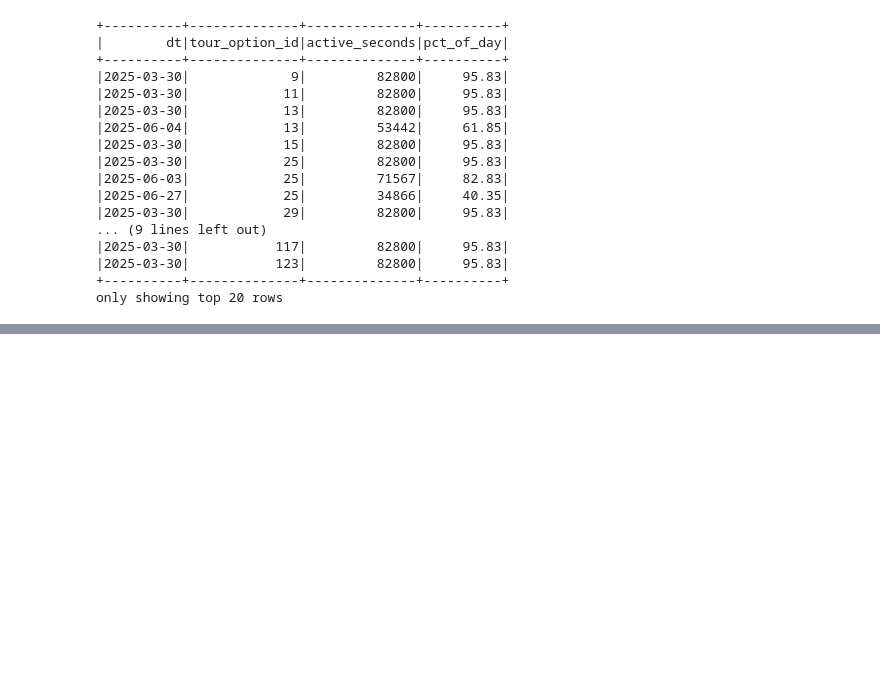
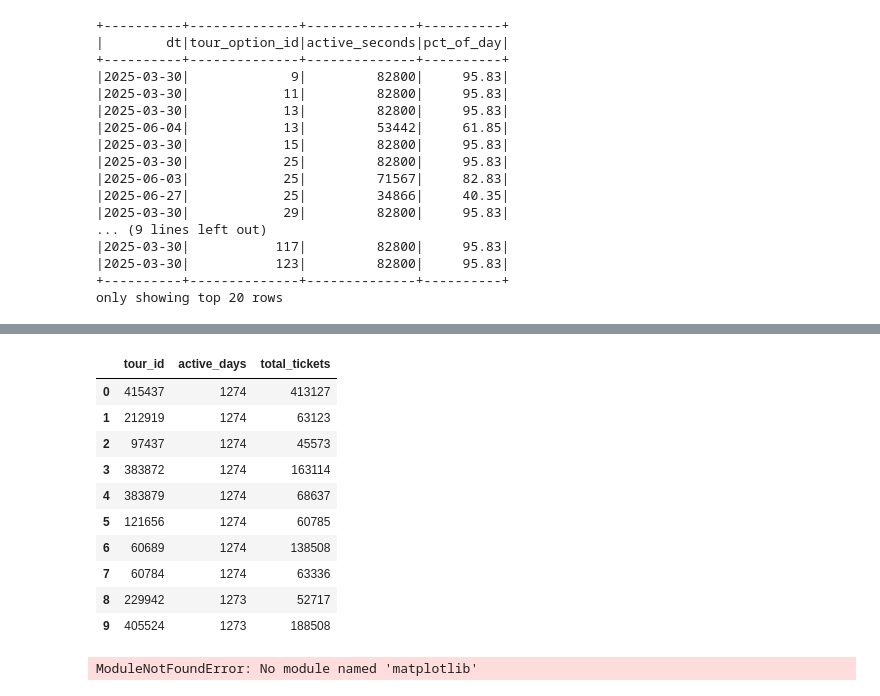
Before and after one commit to sergey-rubtsovenko-gyg/research, a Jupyter notebook: demand_forecast/notebooks/proba.ipynb, the cells around one changed output, grey strips where cells are left out. Cells and saved outputs as stored; diff of their text form; code cells hidden in the pictures; blank space fills up the shorter version.

```diff
--- a/demand_forecast/notebooks/proba.ipynb
+++ b/demand_forecast/notebooks/proba.ipynb
@@ -864,0 +1087,64 @@ booking_snapshot_180.show(50)
+# %%
+top_tours = spark.sql("""
+    SELECT
+        b.tour_id,
+        COUNT(DISTINCT DATE(b.date_of_checkout_local)) AS active_days,
+        SUM(b.tickets) AS total_tickets
+    FROM production.dwh.fact_booking b
+    INNER JOIN production.dwh.dim_status s ON b.status_id = s.status_id
+    WHERE s.status_name = 'active'
+      AND b.date_of_checkout_local >= '2023-01-01'
+    GROUP BY b.tour_id
+    ORDER BY active_days DESC
+    LIMIT 10
+""").toPandas()
+top_tours
+# %% [output]
+|  | tour_id | active_days | total_tickets |
+| 0 | 415437 | 1274 | 413127 |
+| 1 | 212919 | 1274 | 63123 |
+| 2 | 97437 | 1274 | 45573 |
+| 3 | 383872 | 1274 | 163114 |
+| 4 | 383879 | 1274 | 68637 |
+| 5 | 121656 | 1274 | 60785 |
+| 6 | 60689 | 1274 | 138508 |
+| 7 | 60784 | 1274 | 63336 |
+| 8 | 229942 | 1273 | 52717 |
+| 9 | 405524 | 1273 | 188508 |
+# %%
+import pandas as pd
+import matplotlib.pyplot as plt
+
+selected_tours = [415437, 383872, 405524, 60689, 212919]
+
+ts_df = spark.sql(f"""
+    SELECT
+        b.tour_id,
+        DATE(b.date_of_checkout_local) AS sale_date,
+        SUM(b.tickets) AS tickets_sold
+    FROM production.dwh.fact_booking b
+    INNER JOIN production.dwh.dim_status s ON b.status_id = s.status_id
+    WHERE s.status_name = 'active'
+      AND b.tour_id IN ({','.join(map(str, selected_tours))})
+      AND b.date_of_checkout_local >= '2023-01-01'
+    GROUP BY b.tour_id, DATE(b.date_of_checkout_local)
+    ORDER BY b.tour_id, sale_date
+""").toPandas()
+
+ts_df['sale_date'] = pd.to_datetime(ts_df['sale_date'])
+
+fig, axes = plt.subplots(len(selected_tours), 1, figsize=(14, 3 * len(selected_tours)), sharex=True)
+
+for ax, tour_id in zip(axes, selected_tours):
+    data = ts_df[ts_df['tour_id'] == tour_id].set_index('sale_date')['tickets_sold']
+    ax.plot(data.index, data.values, linewidth=0.8)
+    ax.set_title(f'Tour {tour_id}', fontsize=10)
+    ax.set_ylabel('Tickets sold')
+    ax.grid(True, alpha=0.3)
+
+axes[-1].set_xlabel('Date')
+plt.suptitle('Daily ticket sales by tour', fontsize=12, y=1.01)
+plt.tight_layout()
+plt.show()
+# %% [output]
+ModuleNotFoundError: No module named 'matplotlib'
```
Also changed, not shown: parts of 46 cells of this notebook, 37 other files.
